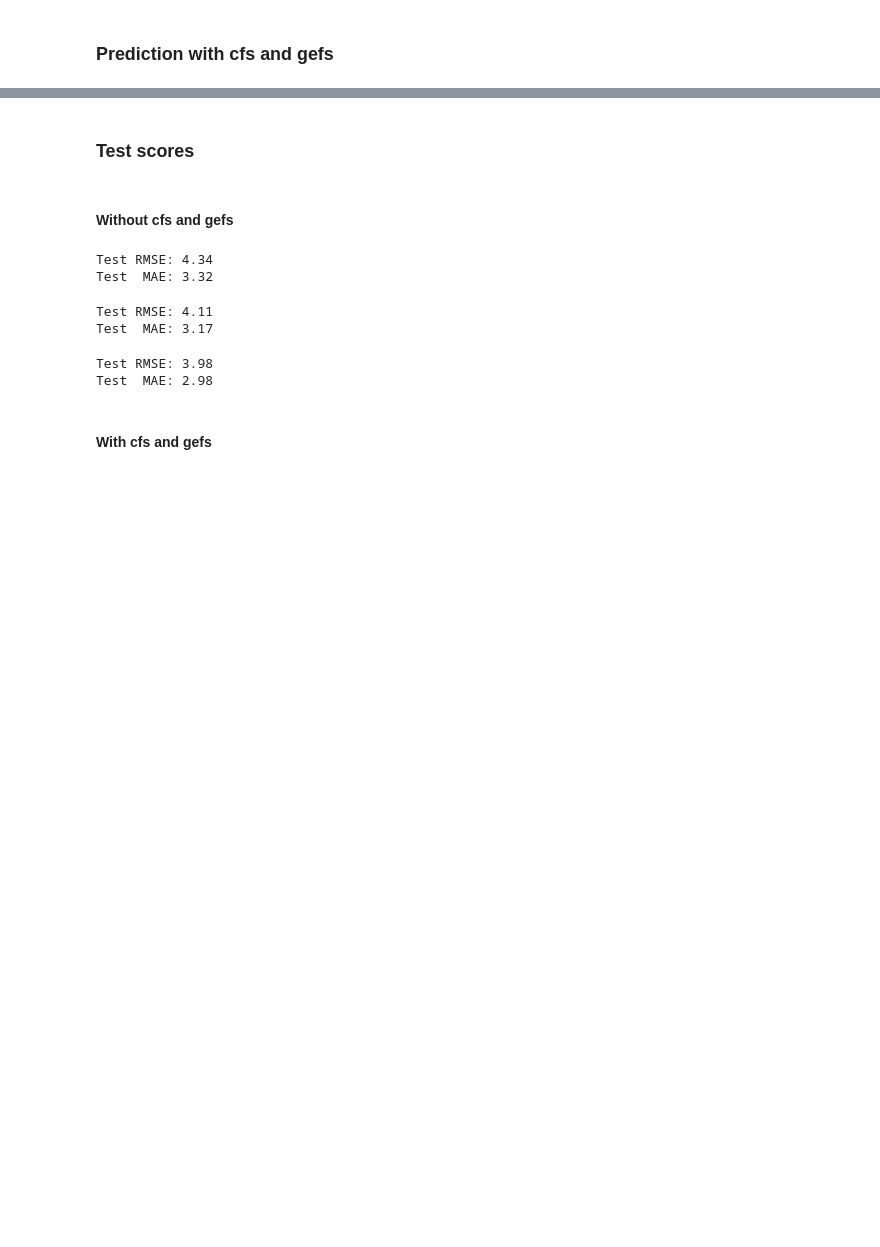
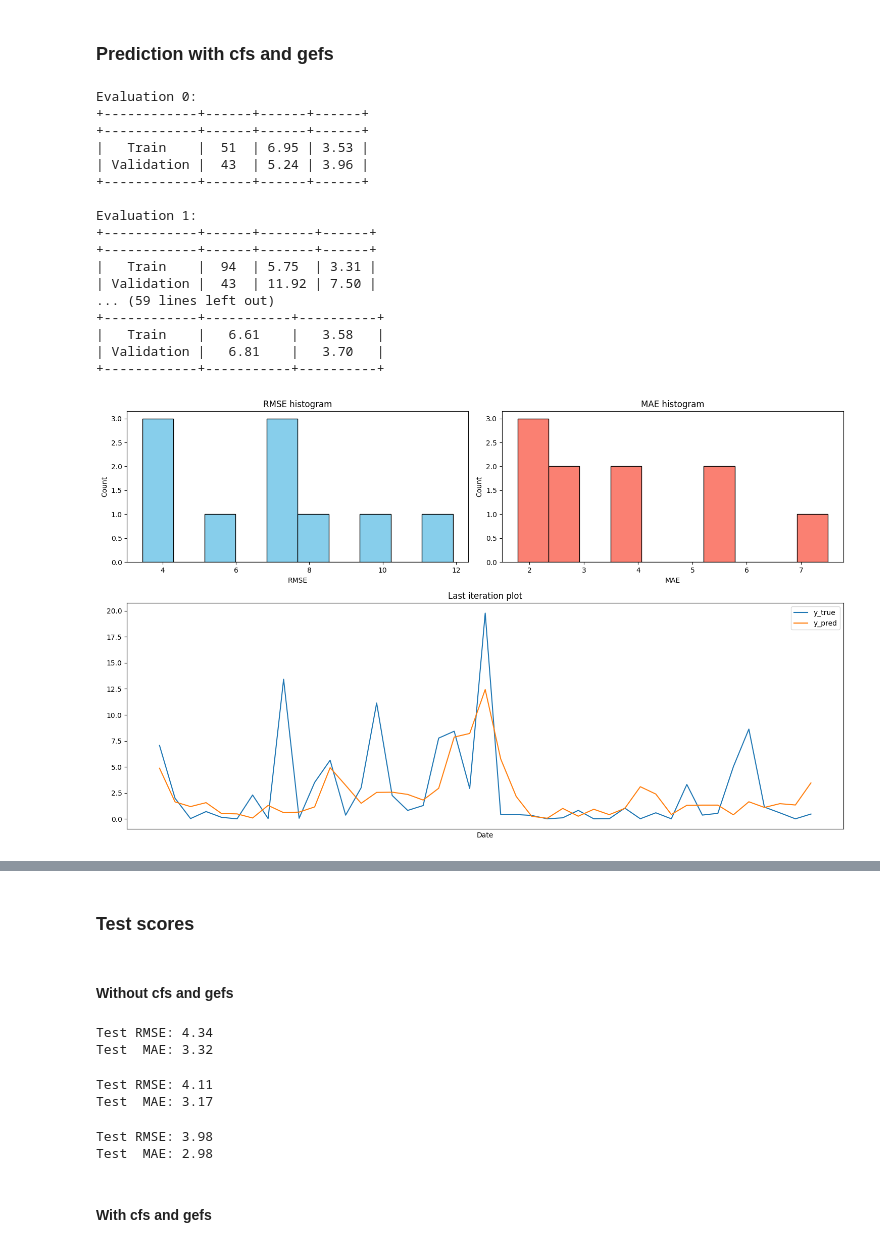
Before and after one commit to Samirnunes/desafio-casa-dos-ventos-ged-20, a Jupyter notebook: src/psatitp_predictions.ipynb, the cells around one changed output, grey strips where cells are left out. Drawn from its saved outputs; the diff is of its cells as text; code cells hidden in the pictures; blank space fills up the shorter version.

```diff
--- a/src/psatitp_predictions.ipynb
+++ b/src/psatitp_predictions.ipynb
@@ -37,3 +37,16 @@ c = pd.read_csv(f"../data/ts-{plant_on_analysis}-cfs-model.csv", index_col=[0])
 g = pd.read_csv(f"../data/ts-{plant_on_analysis}-gefs-model.csv", index_col=[0])
 dfcg = pd.concat([dfcg, c, g], axis=1).dropna(axis=0)
 X_cg_train, X_cg_test, y_cg_train, y_cg_test = split_train_test_by_size(dfcg)
+
+mask = np.ones(X_cg_train.shape[1], dtype=bool)
+mask[15:30] = False # lag 16 to 30
+mask[30:45] = False # lag 31 to 45
+# mask[45:58] = False # 11 months and 2 means
+mask[58:73] = False # lag 31 to 45 from cfs
+mask[73:88] = False # lag 16 to 30 from cfs
+# mask[88:103] = False # lag 15 1 30 from cfs
+# mask[103:118] = False # lag 15 to 1 from gefs
+X_cg_train = X_cg_train.loc[:, mask]
+X_cg_test = X_cg_test.loc[:, mask]
+X_cg_train = X_cg_train.astype({f"m_{i}": bool for i in range(2, 13)})
+X_cg_test = X_cg_test.astype({f"m_{i}": bool for i in range(2, 13)})
@@ -107,6 +128,10 @@ best_params_xgb_cg
 knn = KNeighborsRegressor(**best_params_knn)
 rf = RandomForestRegressor(**best_params_rf, criterion="squared_error", random_state=0)
 xgb = XGBRegressor(**best_params_xgb)
+# %%
+knn_cg = KNeighborsRegressor(**best_params_knn_cg)
+rf_cg = RandomForestRegressor(**best_params_rf_cg, criterion="squared_error", random_state=0)
+xgb_cg = XGBRegressor(**best_params_xgb_cg)
 # %% [markdown]
 ### Prediction without cfs and gefs
 # %%
@@ -137,0 +145,21 @@ cross_validation(xgb, X_traincg, y_traincg)
+# %%
+cross_validation(knn_cg, X_cg_train, y_cg_train)
+# %% [output]
+Evaluation 0:
++------------+------+------+------+
++------------+------+------+------+
+|   Train    |  51  | 6.95 | 3.53 |
+| Validation |  43  | 5.24 | 3.96 |
++------------+------+------+------+
+
+Evaluation 1:
++------------+------+-------+------+
++------------+------+-------+------+
+|   Train    |  94  | 5.75  | 3.31 |
+| Validation |  43  | 11.92 | 7.50 |
+... (59 lines left out)
++------------+-----------+----------+
+|   Train    |   6.61    |   3.58   |
+| Validation |   6.81    |   3.70   |
++------------+-----------+----------+
+[figure, added]
```
Also changed, not shown: parts of 22 cells of this notebook, 29 other files.
